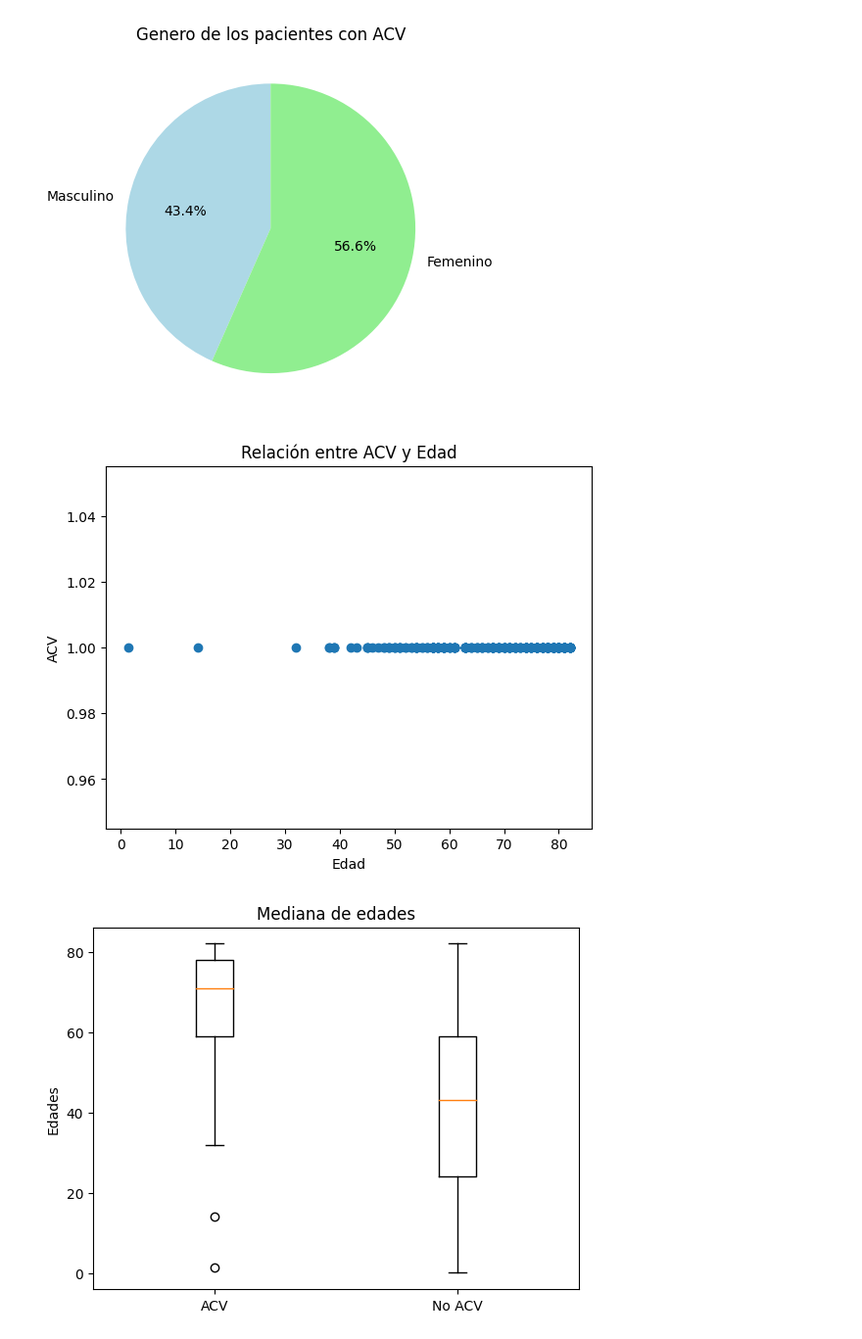
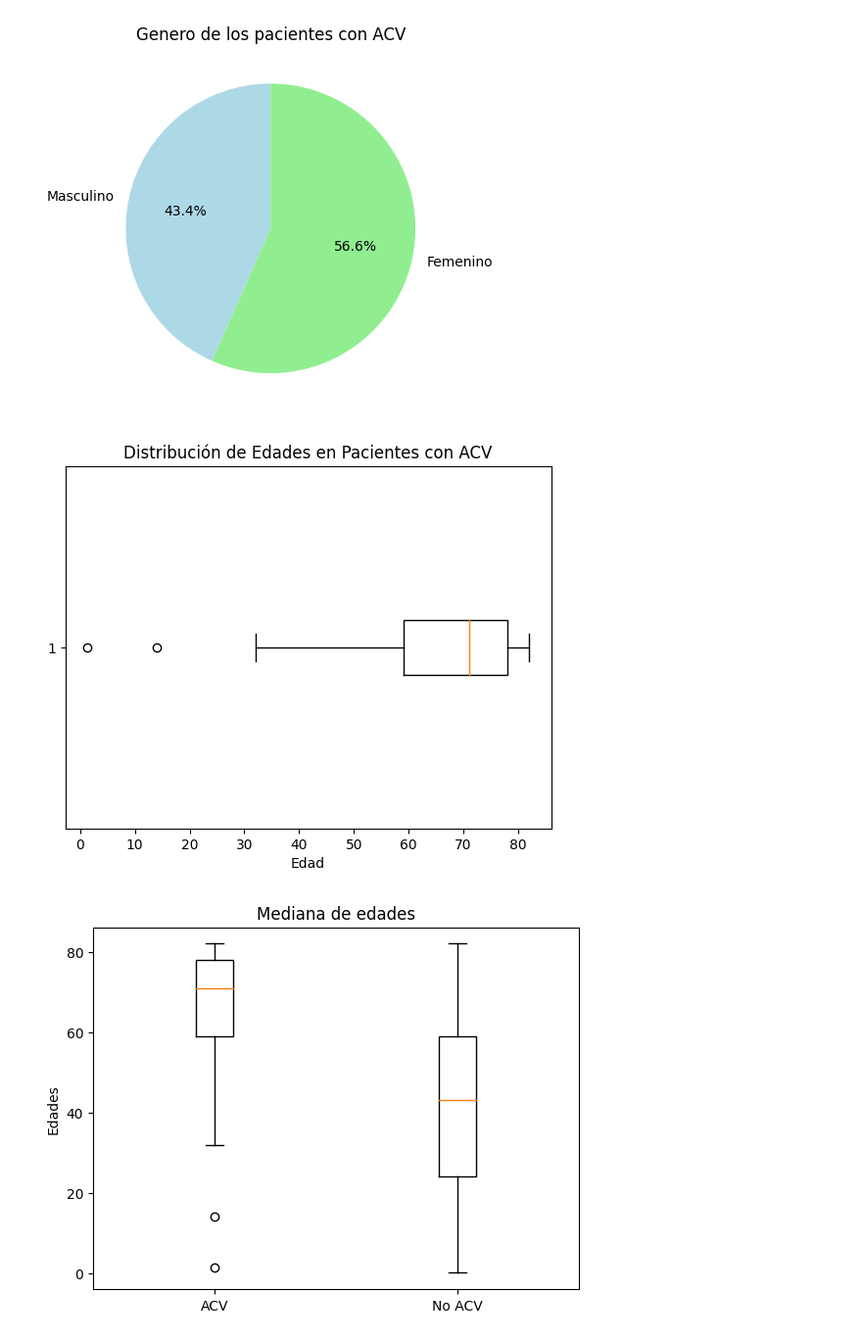
Before and after one commit to Lucassanc/Proyecto-Final-Data-Science, a Jupyter notebook: ACV.ipynb, the cells around one changed output. Shown: that part at 98% size. Drawn from its saved outputs; the diff is of its cells as text; code cells hidden in the pictures.

```diff
--- a/ACV.ipynb
+++ b/ACV.ipynb
@@ -80,13 +83,12 @@ plt.show()
 [figure]
 [figure]
 # %%
-plt.scatter(df_stroke['age'], df_stroke['stroke'])
+plt.boxplot(df_stroke['age'], vert=False)
 plt.xlabel('Edad')
-plt.ylabel('ACV')
-plt.title('Relación entre ACV y Edad')
+plt.title('Distribución de Edades en Pacientes con ACV')
 plt.show()
 # %% [output]
-[figure, old version]
+[figure, new version]
 # %%
 # Crea una lista con los datos de BMI y avr_glucose_level
 acv = df_stroke['age']
```
Also changed, not shown: parts of 20 cells of this notebook.
